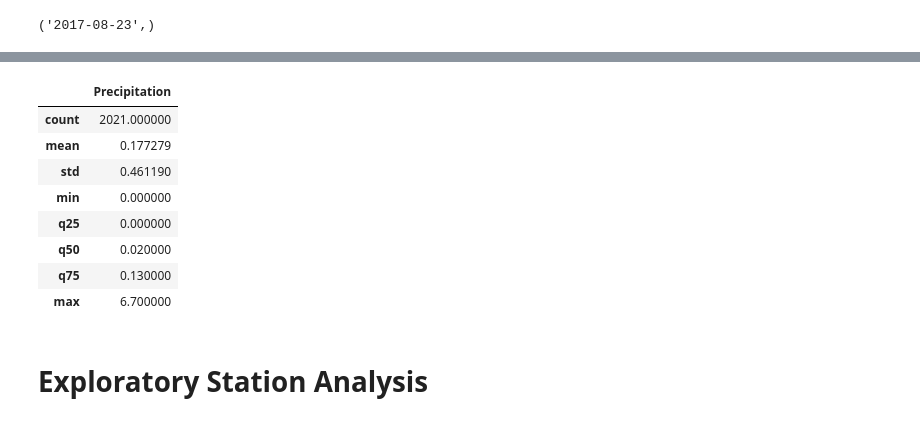
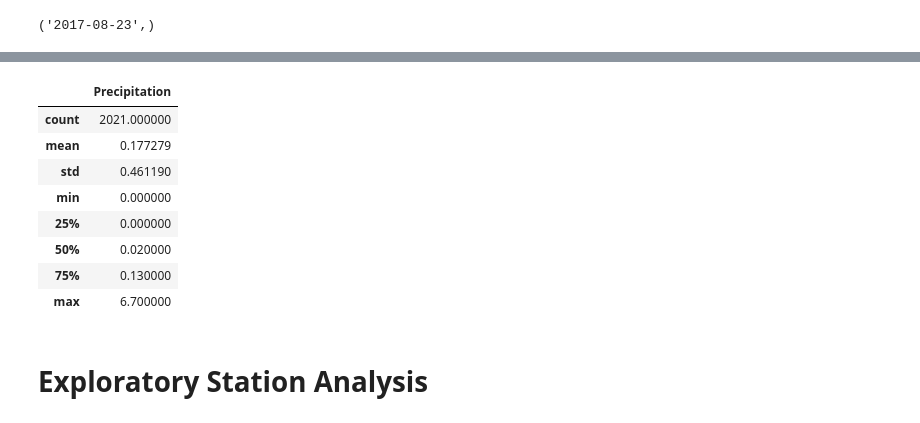
Before and after one commit to BinodGaihre/sqlalchemy-challenge, a Jupyter notebook: Surfs_Up/climate.ipynb, the cells around one changed output, grey strips where cells are left out. Saved outputs shown, nothing was run; the diff lists cells and outputs as text; code cells hidden in the pictures.

```diff
--- a/Surfs_Up/climate.ipynb
+++ b/Surfs_Up/climate.ipynb
@@ -46,27 +45,24 @@ recent_date
 # %% [output]
 ('2017-08-23',)
 # %%
-# Design a query to retrieve the last 12 months of precipitation data and plot the results.
-# Starting from the most recent data point in the database.
-
-# Calculate the date one year from the last date in data set.
+# Calculating the date one year from the last date in data set.
 past_year_date = dt.date(2017,8,23)-dt.timedelta(days = 365 )
 
-# Perform a query to retrieve the data and precipitation scores
+#  A query to retrieve the date and precipitation scores for one year before the last date.
 data = session.query(Measurement.date, Measurement.prcp).filter(Measurement.date >= past_year_date)
 
-# Save the query results as a Pandas DataFrame. Explicitly set the column names
+# Saving the data retrieved from previous query as a Pandas DataFrame and seting the column names.
 data_df = pd.DataFrame(data, columns=["Date", "Precipitation"])
 
-# Sort the dataframe by date
+# Sorting the dataframe by date.
 sorted_data_df = data_df.sort_values(by="Date")
 
-# Use Pandas Plotting with Matplotlib to plot the data
-sorted_data_df.set_index('Date', inplace=True)
-sorted_data_df.plot.bar()
+# Plotting with Matplotlib to plot the sorted data.
+sorted_data_df.plot(x="Date",y="Precipitation")
 plt.tight_layout()
 plt.xlabel("Date")
 plt.ylabel('Inches')
 plt.grid(True)
+plt.xticks(rotation=90)
 plt.show()
 # %% [output]
@@ -74,25 +70,25 @@ plt.show()
 # %%
-# Use Pandas to calculate the summary statistics for the precipitation data
+# Summary statistics for the precipitation data using pandas agg function.
 agg_stat_summary = sorted_data_df["Precipitation"].agg(
     count='count',
     mean='mean',
     std='std',
     min='min',
-    q25=lambda x: x.quantile(0.25),
-    q50=lambda x: x.quantile(0.50),
-    q75=lambda x: x.quantile(0.75),
+    **{'25%' : lambda x: x.quantile(0.25)},
+    **{'50%' : lambda x: x.quantile(0.50)},
+    **{'75%' : lambda x: x.quantile(0.75)},
     max = 'max'
 )
 pd.DataFrame(agg_stat_summary)
 # %% [output]
 |  | Precipitation |
 | count | 2021.000000 |
 | mean | 0.177279 |
 | std | 0.461190 |
 | min | 0.000000 |
-| q25 | 0.000000 |
-| q50 | 0.020000 |
-| q75 | 0.130000 |
+| 25% | 0.000000 |
+| 50% | 0.020000 |
+| 75% | 0.130000 |
 | max | 6.700000 |
 # %% [markdown]
 # Exploratory Station Analysis
```
Also changed, not shown: parts of 13 cells of this notebook.
